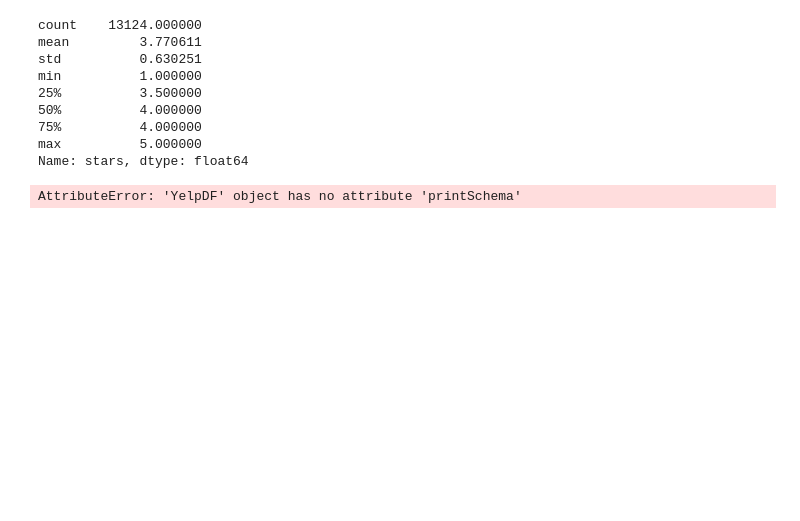
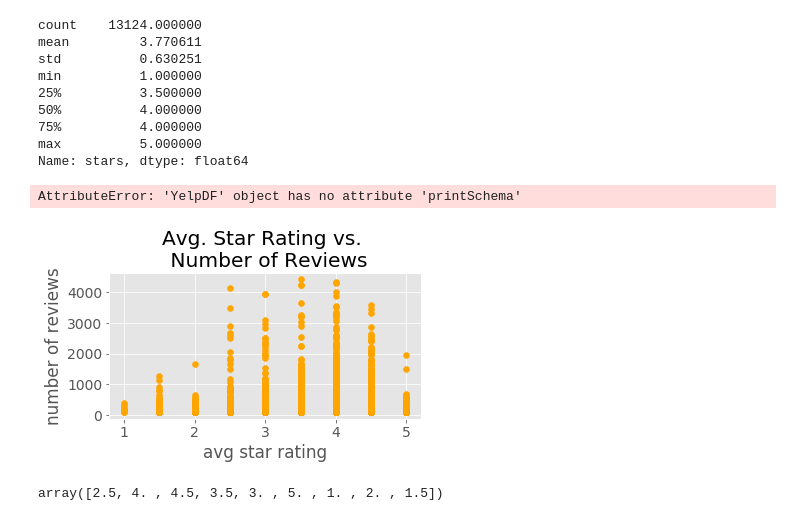
Before and after one commit to Laura-Kimble/Yelp-Reviews, a Jupyter notebook: notebooks/more_eda.ipynb, the cells around one changed output. Saved outputs shown, nothing was run; the diff lists cells and outputs as text; code cells hidden in the pictures; blank space fills up the shorter version.

```diff
--- a/notebooks/more_eda.ipynb
+++ b/notebooks/more_eda.ipynb
@@ -353,3 +350,24 @@ Name: stars, dtype: float64
 businesses_df.printSchema
 # %% [output]
 AttributeError: 'YelpDF' object has no attribute 'printSchema'
+# %%
+    fig, ax = plt.subplots()
+    data = businesses_df[businesses_df['review_count']<5000]
+    points = np.arange(len(data['stars'].unique()))
+   # for idx, rating in enumerate(data['stars'].unique()):
+   #     points[idx] = data[data['stars']==rating]['review_count']
+    x = data['stars']
+    y = data['review_count']
+    ax.scatter(x,y, color='orange')
+    ax.set_xlabel('avg star rating')
+    ax.set_ylabel('number of reviews')
+    title = 'Avg. Star Rating vs. \n Number of Reviews'
+    ax.set_title(title)
+    plt.tight_layout(pad=2)
+   # fig.savefig(f'../images/{title}.png')
+# %% [output]
+[figure, added]
+# %%
+data['stars'].unique()
+# %% [output]
+array([2.5, 4. , 4.5, 3.5, 3. , 5. , 1. , 2. , 1.5])
```
Also changed, not shown: parts of 4 cells of this notebook, 4 other files.
